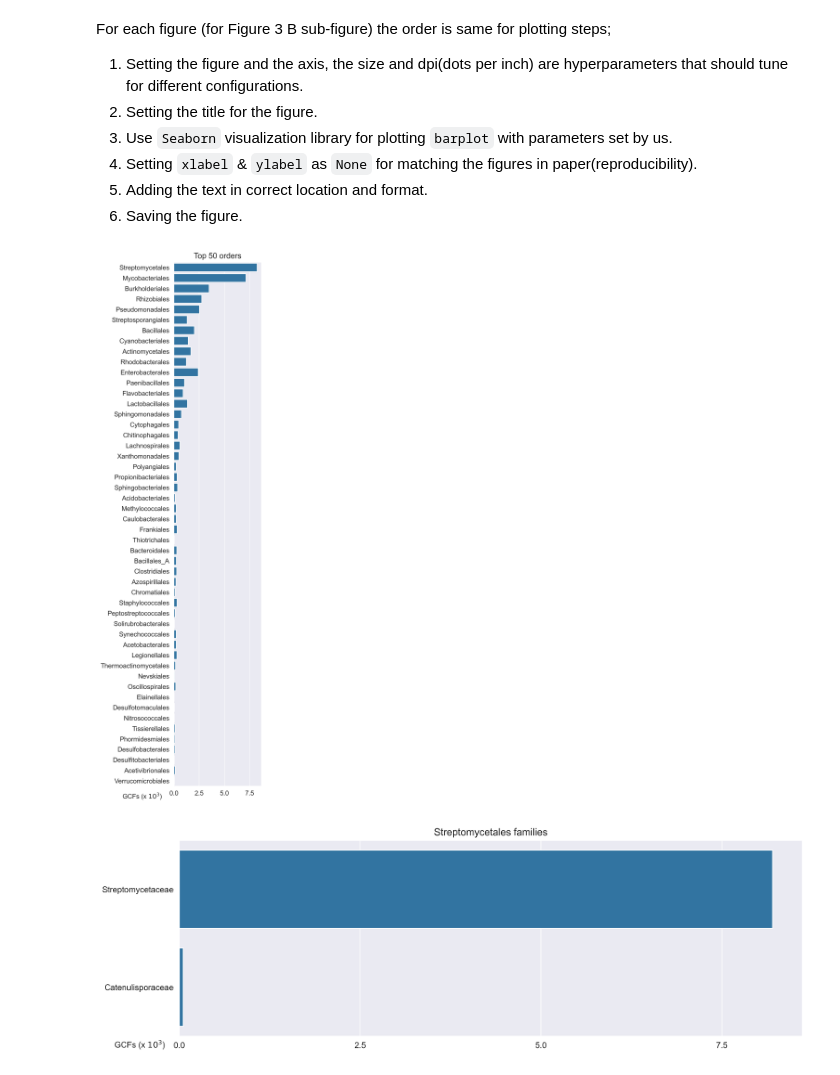
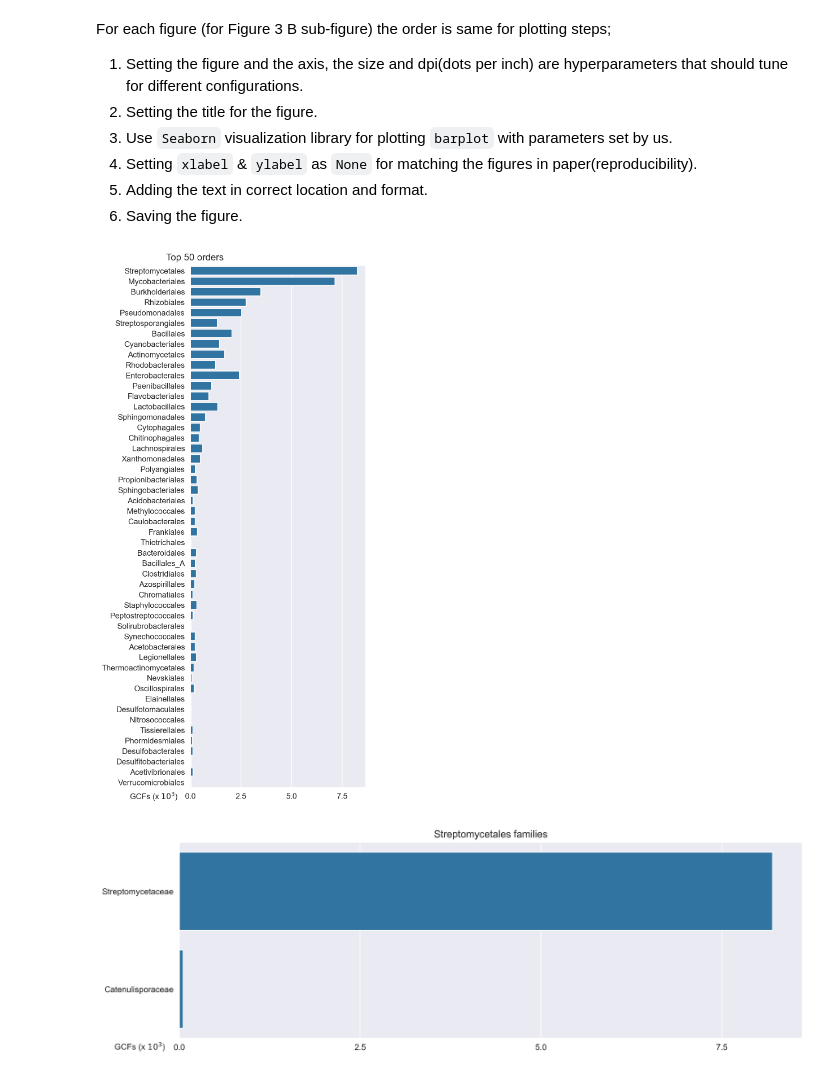
Before and after one commit to SinaBerkGolech/Metabolomics_Seminar_Topic_10, a Jupyter notebook: Figure_3/Figure_3_B.ipynb, the cells around one changed output. Saved outputs shown, nothing was run; the diff lists cells and outputs as text; code cells hidden in the pictures.

Commit message:
Figure_3_B

```diff
--- a/Figure_3/Figure_3_B.ipynb
+++ b/Figure_3/Figure_3_B.ipynb
@@ -37,23 +37,23 @@ For each figure (for Figure 3 B sub-figure) the order is same for plotting steps
 5. Adding the text in correct location and format.
 6. Saving the figure.
 # %%
-f, ax = plt.subplots(figsize=(4, 12), dpi=400)
+f, ax = plt.subplots(figsize=(4, 12), dpi=200)
 
-ax.set_title(figure_3_i_title)
+# ax.set_title(figure_3_i_title)
 
 ax = sns.barplot(x="Number of GCFs", y="Taxon", data=table_3_i, palette=pal)
 
 ax.set_xticks([0,2.5,5,7.5])
 
 ax.set_xlabel(None)
 ax.set_ylabel(None)
 
-ax.text(-5.1, 50.7, "GCFs (x $10^3$)")
+ax.text(-3, 50.61, "GCFs (x $10^3$)")
+ax.text(-1.2, -1, figure_3_i_title, fontsize="large", fontstretch=1000)
 
-f.tight_layout()
 ax.figure.savefig('output_figure_3_B_i_Topic_10.png')
 # %% [output]
-[figure, old version]
+[figure, new version]
 # %%
 figure_3_ii_title = "Streptomycetales families"
 table_3_ii.columns = table_3_ii.iloc[0]
```
Also changed, not shown: parts of 1 cell of this notebook, 4 other files.
